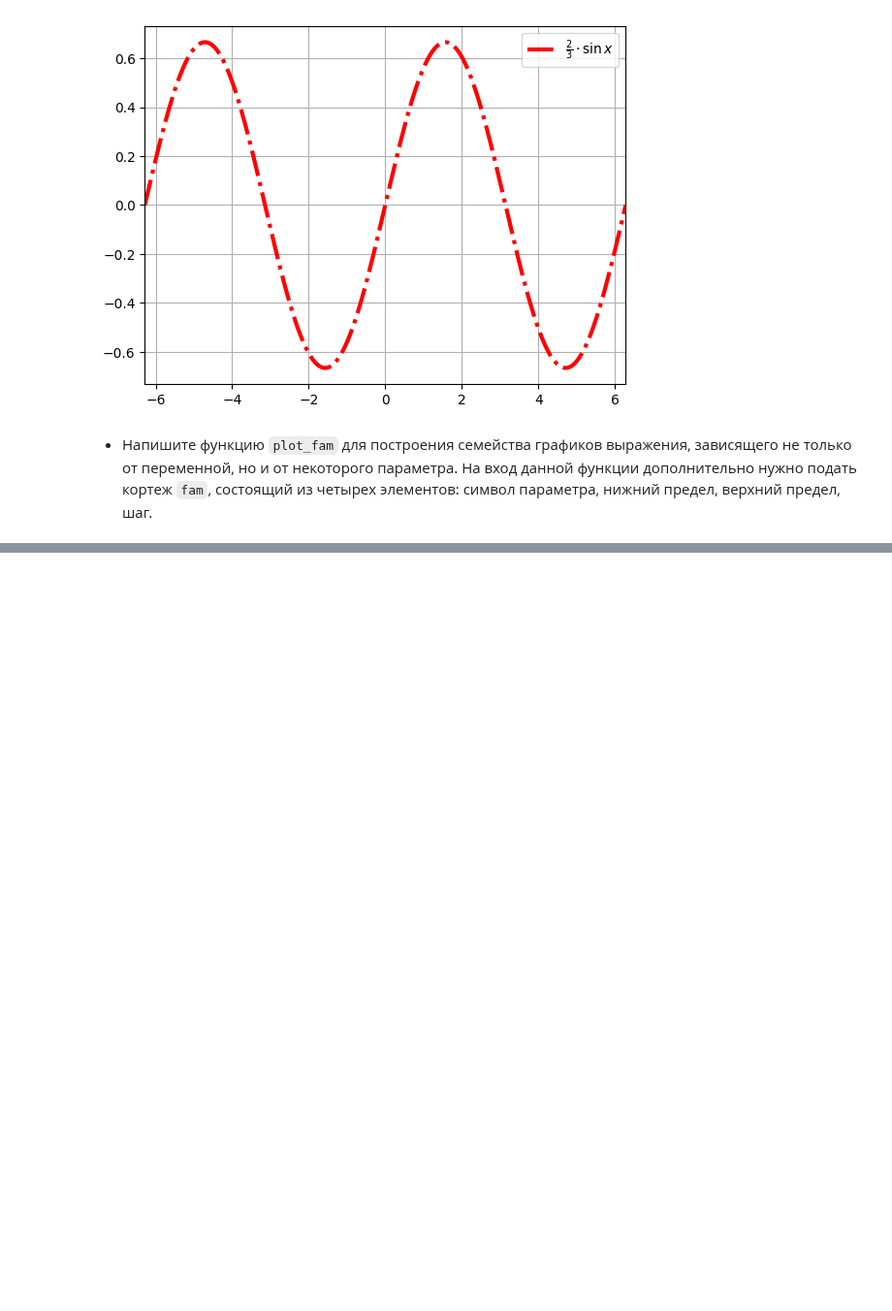
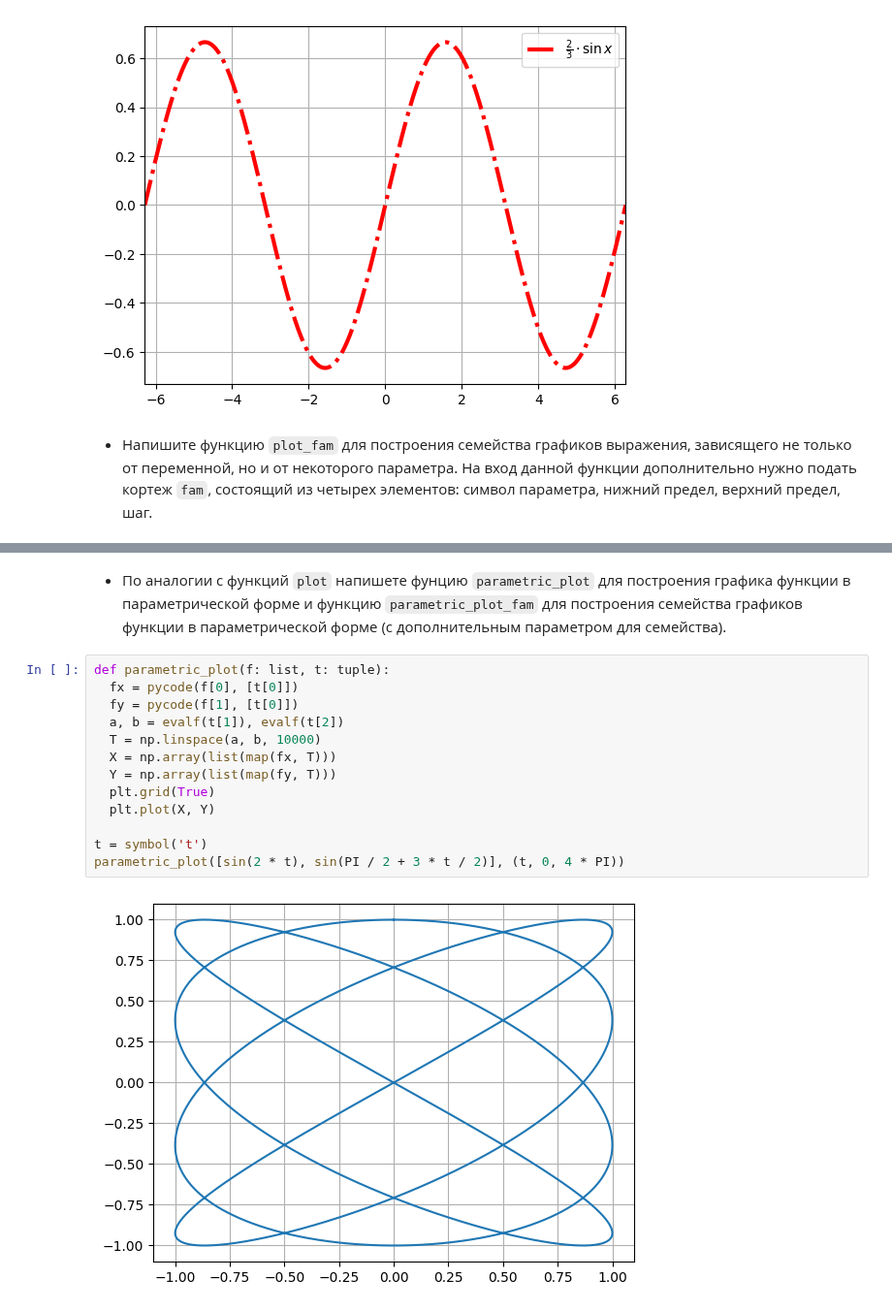
Before and after one commit to abgcw-dead/ca, a Jupyter notebook: L1.ipynb, the cells around one changed output, grey strips where cells are left out. Shown at 97% size. Drawn from its saved outputs; the diff is of its cells as text; blank space fills up the shorter version.

Commit message:
Added parametric_plot

```diff
--- a/L1.ipynb
+++ b/L1.ipynb
@@ -3642,3 +3643,20 @@ t = symbol('t')
 plot_fam(t * x, (x, -10, 10), (t, 0, 11, 2))
 # %% [output]
 [figure]
+# %% [markdown]
+* По аналогии с функций `plot` напишете фунцию `parametric_plot` для построения графика функции в параметрической форме и функцию `parametric_plot_fam` для построения семейства графиков функции в параметрической форме (с дополнительным параметром для семейства).
+# %%
+def parametric_plot(f: list, t: tuple):
+  fx = pycode(f[0], [t[0]])
+  fy = pycode(f[1], [t[0]])
+  a, b = evalf(t[1]), evalf(t[2])
+  T = np.linspace(a, b, 10000)
+  X = np.array(list(map(fx, T)))
+  Y = np.array(list(map(fy, T)))
+  plt.grid(True)
+  plt.plot(X, Y)
+
+t = symbol('t')
+parametric_plot([sin(2 * t), sin(PI / 2 + 3 * t / 2)], (t, 0, 4 * PI))
+# %% [output]
+[figure, added]
```
Also changed, not shown: parts of 3 cells of this notebook.
